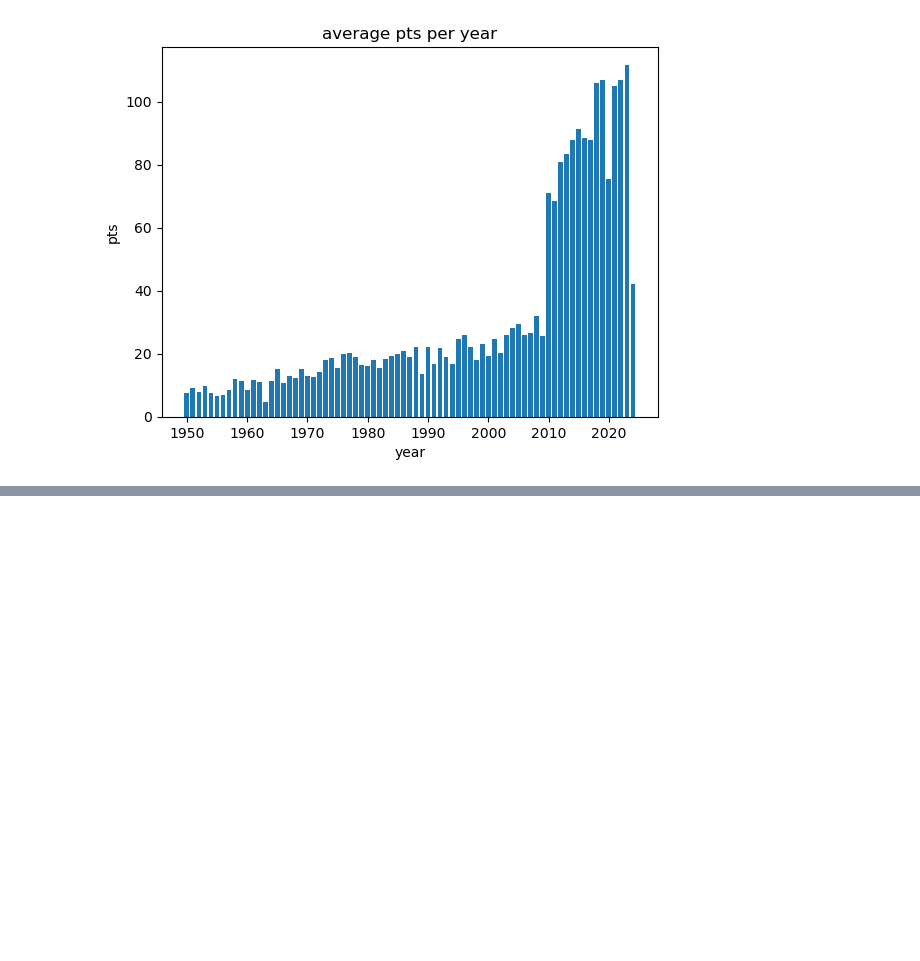
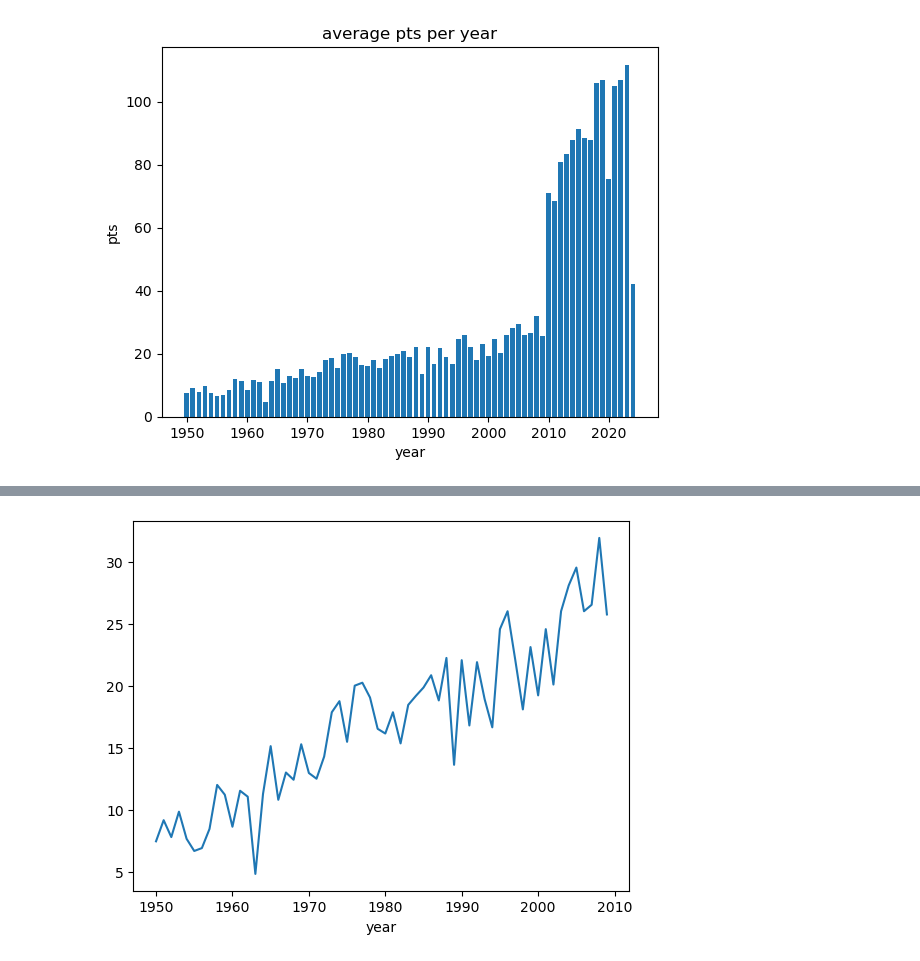
Before and after one commit to victorjgg14/f1-analisis, a Jupyter notebook: code/EDA.ipynb, the cells around one changed output, grey strips where cells are left out. Cells and saved outputs as stored; diff of their text form; code cells hidden in the pictures; blank space fills up the shorter version.

```diff
--- a/code/EDA.ipynb
+++ b/code/EDA.ipynb
@@ -99,3 +100,7 @@ plt.ylabel("pts")
 plt.show()
 # %% [output]
 [figure]
+# %%
+df1_old = df1[df1.year < 2010]
+
+df(df1_old.groupby('year')['pts'].agg('mean'))
@@ -101,0 +126,4 @@ plt.show()
+# %%
+df1_old.groupby('year')['pts'].agg('mean').plot();
+# %% [output]
+[figure, added]
```
Also changed, not shown: parts of 6 cells of this notebook.
